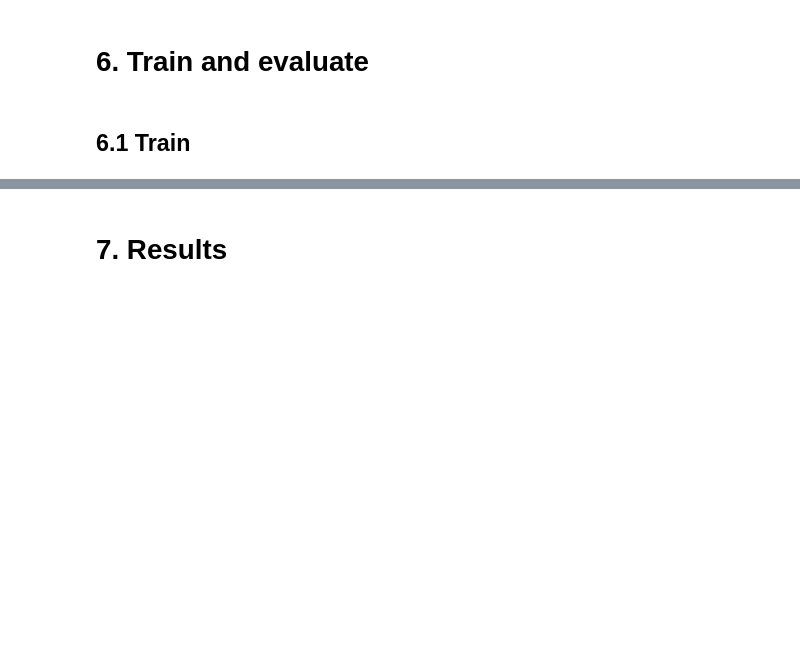
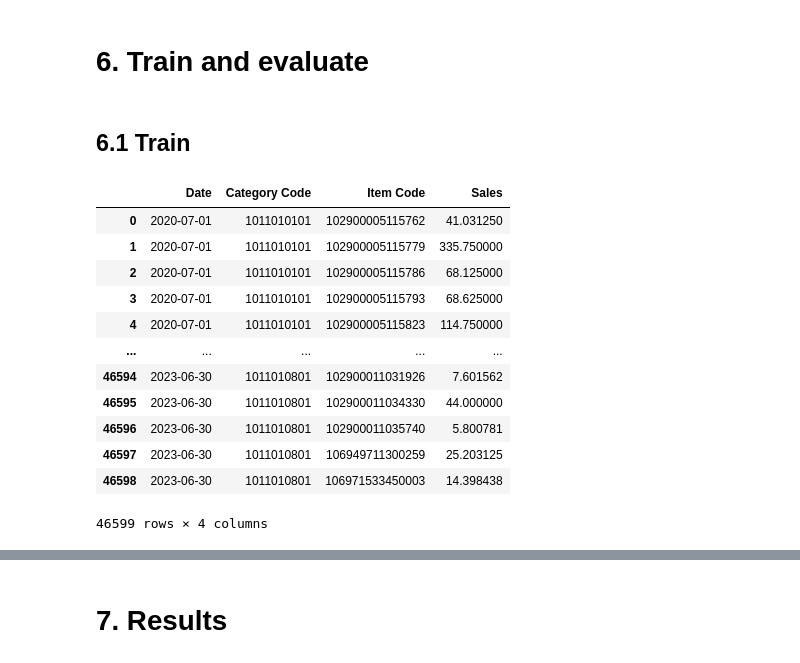
Before and after one commit to prattapong/Data-Science-Portfolio, a Jupyter notebook: Projects/Supermaket Sales Data/code/1.2 XGBoost Feature Engineering and Training over Category.ipynb, the cells around one changed output, grey strips where cells are left out. Saved outputs shown, nothing was run; the diff lists cells and outputs as text; code cells hidden in the pictures; blank space fills up the shorter version.

```diff
--- a/Projects/Supermaket Sales Data/code/1.2 XGBoost Feature Engineering and Training over Category.ipynb
+++ b/Projects/Supermaket Sales Data/code/1.2 XGBoost Feature Engineering and Training over Category.ipynb
@@ -328,6 +328,28 @@ def split_train_test_date(df: pd.DataFrame, split_date):
 # 6. Train and evaluate
 # %% [markdown]
 ## 6.1 Train
+# %%
+df_test = df_agg
+tscv = TimeSeriesSplit(n_splits=n_splits)
+
+# Iterate over the splits
+for train_index, test_index in tscv.split(X):
+    X_train, X_test = X[train_index], X[test_index]
+    y_train, y_test = y[train_index], y[test_index]
+# %% [output]
+|  | Date | Category Code | Item Code | Sales |
+| 0 | 2020-07-01 | 1011010101 | 102900005115762 | 41.031250 |
+| 1 | 2020-07-01 | 1011010101 | 102900005115779 | 335.750000 |
+| 2 | 2020-07-01 | 1011010101 | 102900005115786 | 68.125000 |
+| 3 | 2020-07-01 | 1011010101 | 102900005115793 | 68.625000 |
+| 4 | 2020-07-01 | 1011010101 | 102900005115823 | 114.750000 |
+| ... | ... | ... | ... | ... |
+| 46594 | 2023-06-30 | 1011010801 | 102900011031926 | 7.601562 |
+| 46595 | 2023-06-30 | 1011010801 | 102900011034330 | 44.000000 |
+| 46596 | 2023-06-30 | 1011010801 | 102900011035740 | 5.800781 |
+| 46597 | 2023-06-30 | 1011010801 | 106949711300259 | 25.203125 |
+| 46598 | 2023-06-30 | 1011010801 | 106971533450003 | 14.398438 |
+46599 rows × 4 columns
 # %%
 def category_train_loop(df: pd.DataFrame,
                         categories: list,
```
Also changed, not shown: parts of 3 cells of this notebook.
